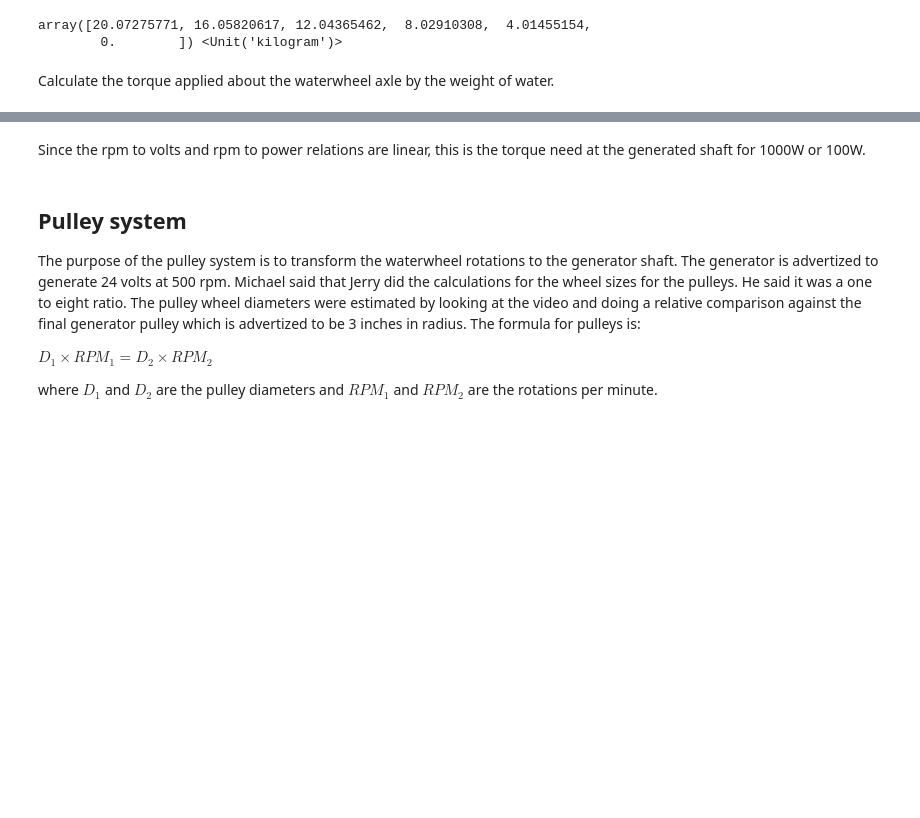
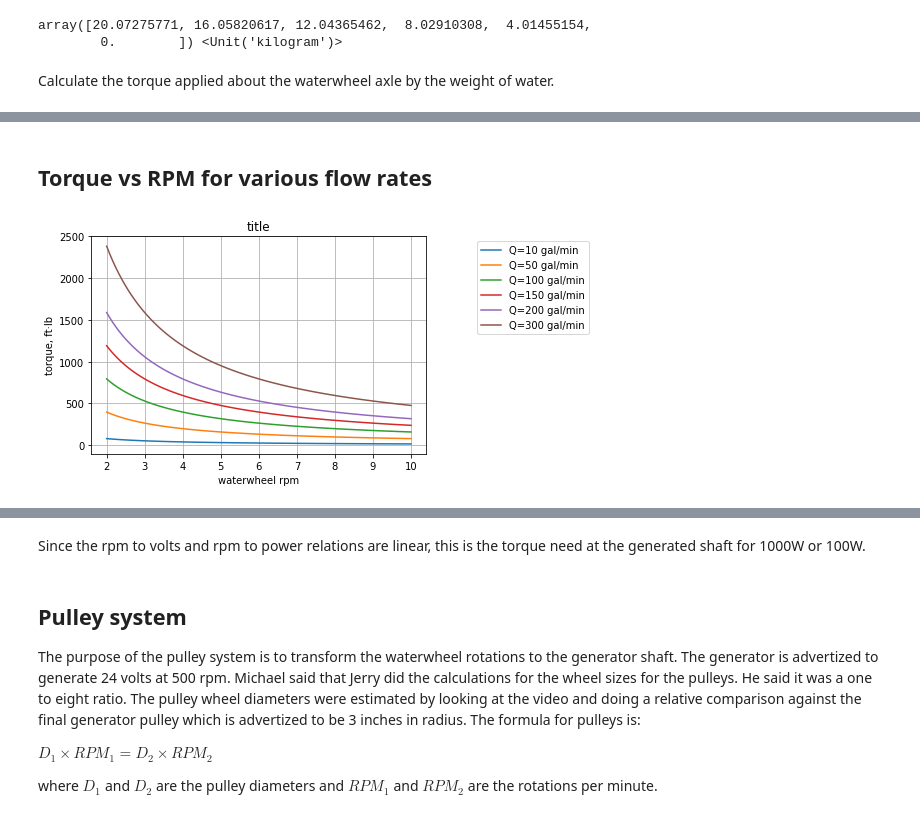
Before and after one commit to Tiburonboy/EE_jupyter_notebooks, a Jupyter notebook: Overshot waterwheel hydroelectric power system analysis/Overshot waterwheel hydroelectric power system analysis.ipynb, the cells around one changed output, grey strips where cells are left out. Cells and saved outputs as stored; diff of their text form; code cells hidden in the pictures; blank space fills up the shorter version.

```diff
--- a/Overshot waterwheel hydroelectric power system analysis/Overshot waterwheel hydroelectric power system analysis.ipynb
+++ b/Overshot waterwheel hydroelectric power system analysis/Overshot waterwheel hydroelectric power system analysis.ipynb
@@ -1272,0 +535,27 @@ generator shaft torque: 15.7 ft·lbf
+# %% [markdown]
+## Torque vs RPM for various flow rates
+# %%
+for i in range(len(Q)):
+    top_bucket_mass = rho*(Q[i]*(bucket_arc/omega))
+
+    tau = np.empty(0)
+    for j in range(len(omega)):
+        # based on mass in top chamber, proportion masses in other chambers
+        mass_per_bucket = top_bucket_mass[j]*np.linspace(1,0,num_buckets_in_play)
+        tau = np.append(tau,(mass_per_bucket*g*avg_water_radius*np.sin(theta)).sum())
+
+    tau_with_units = tau*ureg.kg*ureg.meter # putting units back in
+    plt.plot(omega.to('rpm'),tau_with_units.to('pound feet'),label='Q={:s}'.format(f"{Q[i].to('gal/min'):.0f~P}"))
+    #plt.plot(omega.to('rpm'),tau_with_units.to('foot * force_pound'),label='Q={:s}'.format(f"{Q[i].to('gal/min'):.0f~P}"))
+
+plt.legend(bbox_to_anchor=(1.5, 1))
+plt.grid()
+
+#plt.ylim((0,1))
+plt.ylabel('torque, ft·lb')
+plt.xlabel('waterwheel rpm')
+
+plt.title('title')
+plt.show()
+# %% [output]
+[figure, added]
```
Also changed, not shown: parts of 215 cells of this notebook.
